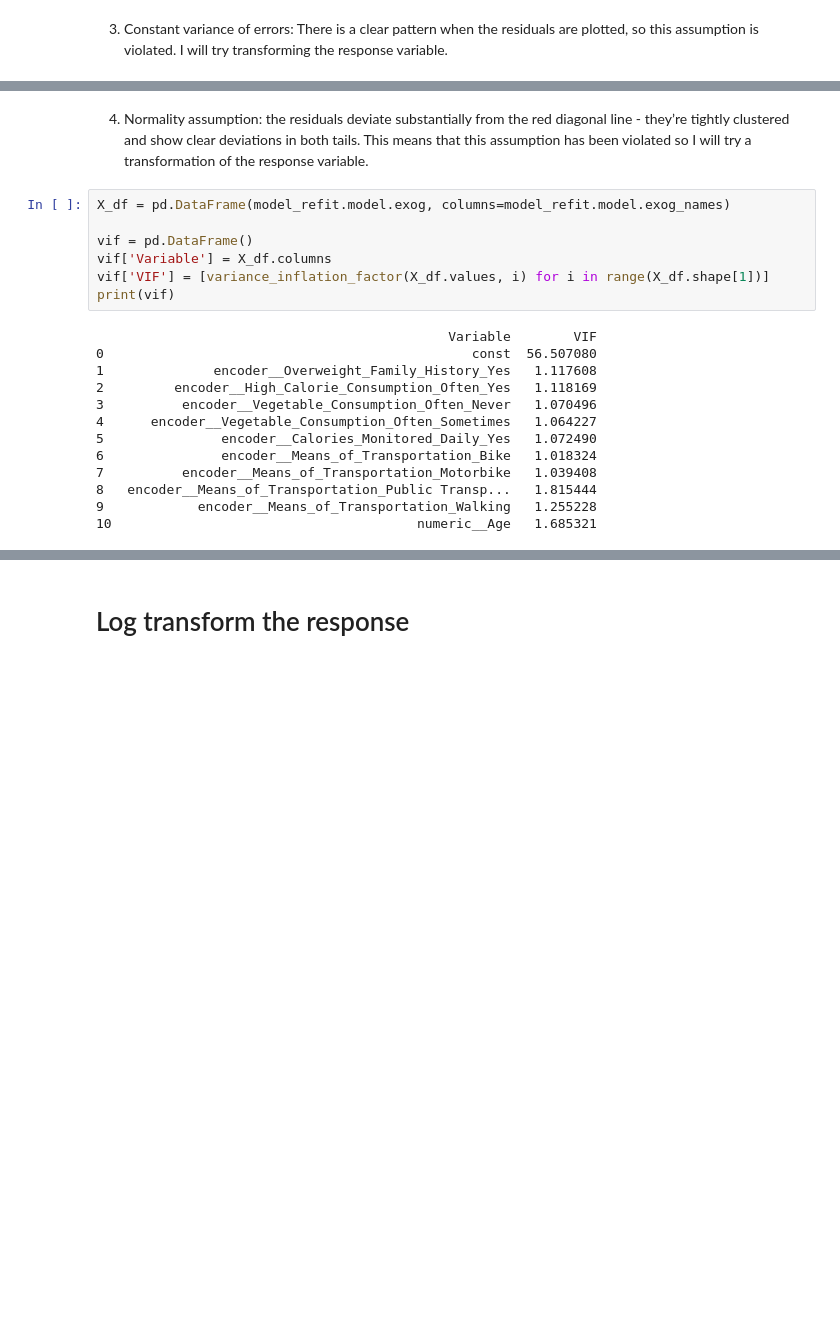
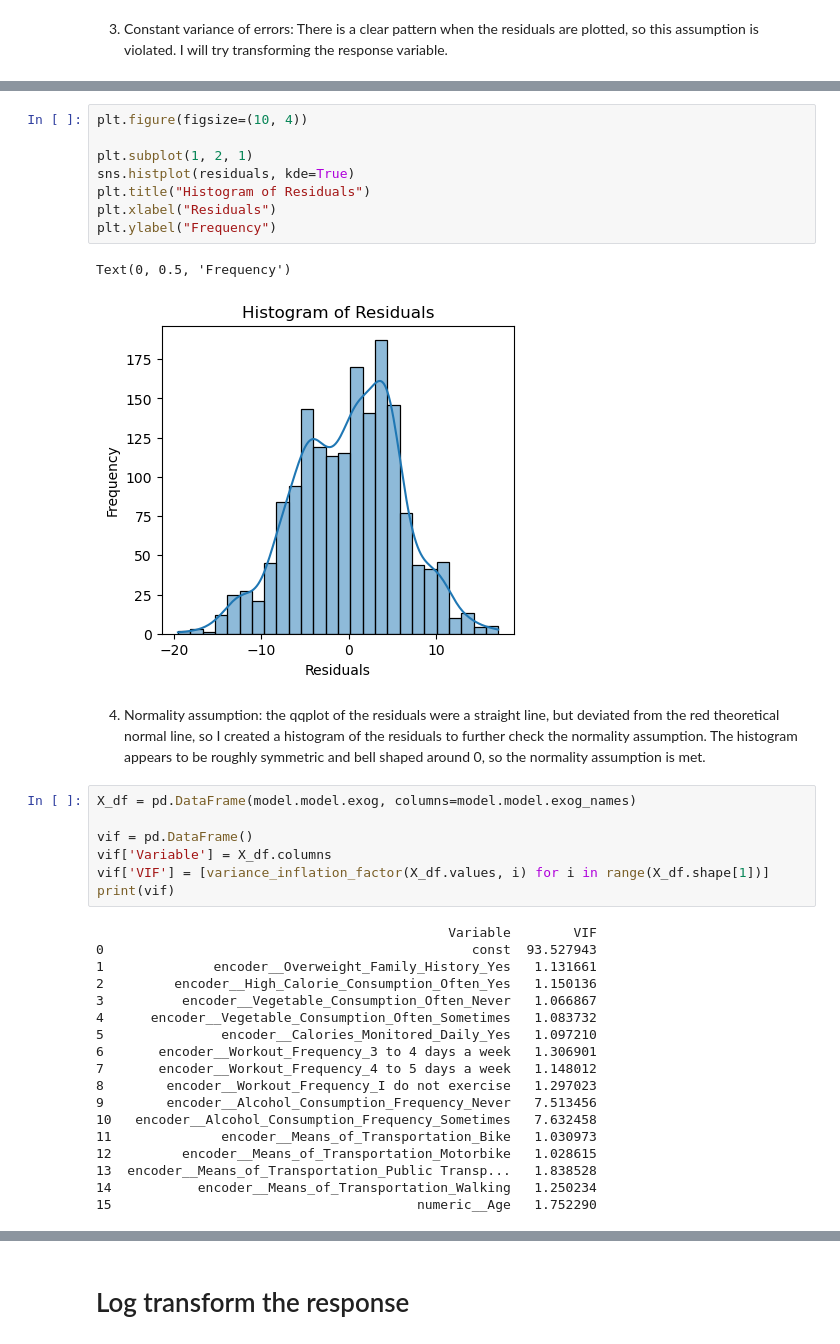
Before and after one commit to natalieseah/MLFinalProject, a Jupyter notebook: DS 6021 Final Project.ipynb, the cells around one changed output, grey strips where cells are left out. Cells and saved outputs as stored; diff of their text form; blank space fills up the shorter version.

```diff
--- a/DS 6021 Final Project.ipynb
+++ b/DS 6021 Final Project.ipynb
@@ -399,7 +336,18 @@ plt.show()
+# %%
+plt.figure(figsize=(10, 4))
+
+plt.subplot(1, 2, 1)
+sns.histplot(residuals, kde=True)
+plt.title("Histogram of Residuals")
+plt.xlabel("Residuals")
+plt.ylabel("Frequency")
+# %% [output]
+Text(0, 0.5, 'Frequency')
+[figure, added]
 # %% [markdown]
-4. Normality assumption: the residuals deviate substantially from the red diagonal line - they’re tightly clustered and show clear deviations in both tails. This means that this assumption has been violated so I will try a transformation of the response variable.
+4. Normality assumption: the qqplot of the residuals were a straight line, but deviated from the red theoretical normal line, so I created a histogram of the residuals to further check the normality assumption. The histogram appears to be roughly symmetric and bell shaped around 0, so the normality assumption is met.
 # %%
-X_df = pd.DataFrame(model_refit.model.exog, columns=model_refit.model.exog_names)
+X_df = pd.DataFrame(model.model.exog, columns=model.model.exog_names)
 
 vif = pd.DataFrame()
 vif['Variable'] = X_df.columns
@@ -407,14 +355,19 @@ vif['VIF'] = [variance_inflation_factor(X_df.values, i) for i in range(X_df.shap
 print(vif)
 # %% [output]
                                              Variable        VIF
-0                                               const  56.507080
-1              encoder__Overweight_Family_History_Yes   1.117608
-2         encoder__High_Calorie_Consumption_Often_Yes   1.118169
-3          encoder__Vegetable_Consumption_Often_Never   1.070496
-4      encoder__Vegetable_Consumption_Often_Sometimes   1.064227
-5               encoder__Calories_Monitored_Daily_Yes   1.072490
-6               encoder__Means_of_Transportation_Bike   1.018324
-7          encoder__Means_of_Transportation_Motorbike   1.039408
-8   encoder__Means_of_Transportation_Public Transp...   1.815444
-9            encoder__Means_of_Transportation_Walking   1.255228
-10                                       numeric__Age   1.685321
+0                                               const  93.527943
+1              encoder__Overweight_Family_History_Yes   1.131661
+2         encoder__High_Calorie_Consumption_Often_Yes   1.150136
+3          encoder__Vegetable_Consumption_Often_Never   1.066867
+4      encoder__Vegetable_Consumption_Often_Sometimes   1.083732
+5               encoder__Calories_Monitored_Daily_Yes   1.097210
+6       encoder__Workout_Frequency_3 to 4 days a week   1.306901
+7       encoder__Workout_Frequency_4 to 5 days a week   1.148012
+8        encoder__Workout_Frequency_I do not exercise   1.297023
+9        encoder__Alcohol_Consumption_Frequency_Never   7.513456
+10   encoder__Alcohol_Consumption_Frequency_Sometimes   7.632458
+11              encoder__Means_of_Transportation_Bike   1.030973
+12         encoder__Means_of_Transportation_Motorbike   1.028615
+13  encoder__Means_of_Transportation_Public Transp...   1.838528
+14           encoder__Means_of_Transportation_Walking   1.250234
+15                                       numeric__Age   1.752290
```
Also changed, not shown: parts of 35 cells of this notebook.
